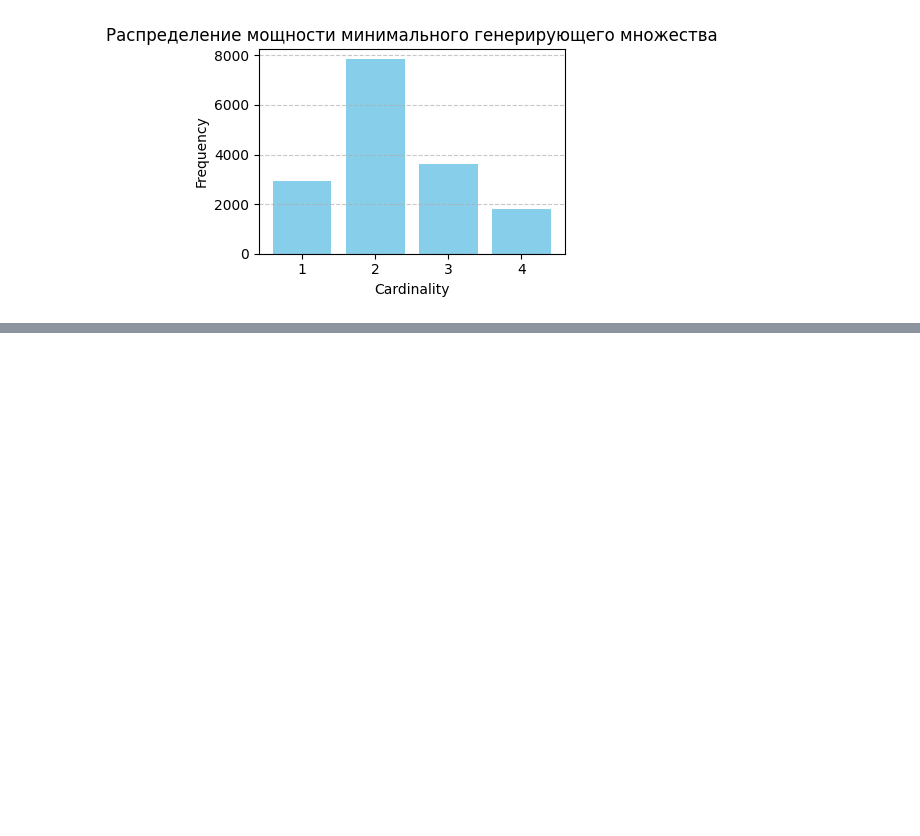
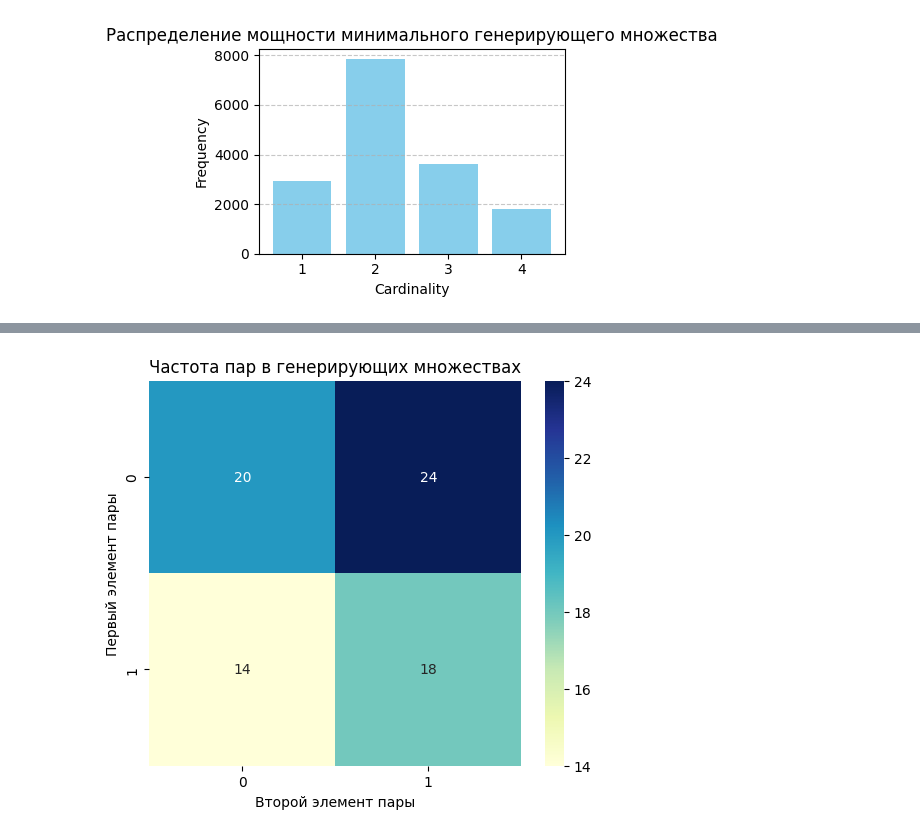
Before and after one commit to frayzkilla/Multioperations-Growth-Rates, a Jupyter notebook: src/data_analysis/main.ipynb, the cells around one changed output, grey strips where cells are left out. Saved outputs shown, nothing was run; the diff lists cells and outputs as text; code cells hidden in the pictures; blank space fills up the shorter version.

```diff
--- a/src/data_analysis/main.ipynb
+++ b/src/data_analysis/main.ipynb
@@ -47,0 +78,4 @@ plot_cardinality_distribution("../../results/csv/growth_rates_of_sets2_k2_n2_ari
+# %%
+visualize_pair_frequencies_k2n2("../../results/csv/growth_rates_of_k2_n2_arity2.csv")
+# %% [output]
+[figure, added]
```
Also changed, not shown: parts of 3 cells of this notebook.
